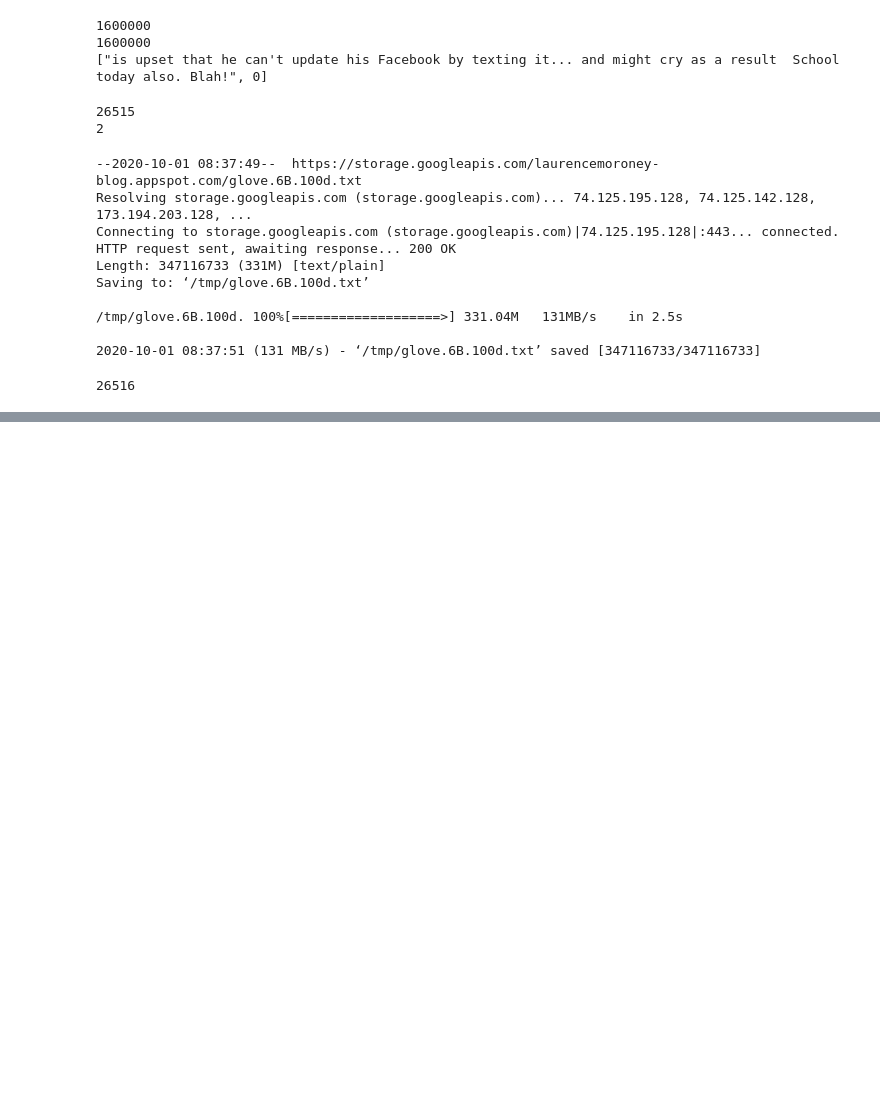
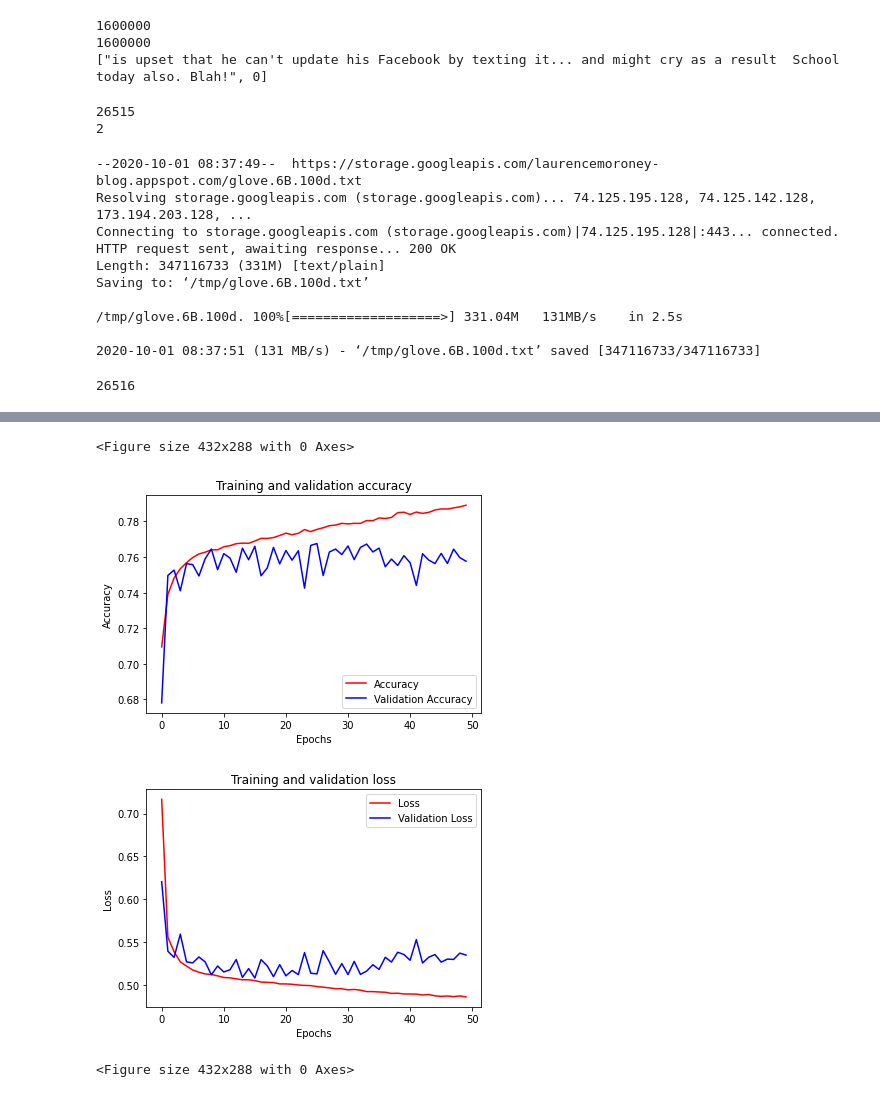
Before and after one commit to vijaynadimpalli/dlaicourse, a Jupyter notebook: TensorFlow In Practice/Course 3 - NLP/NLP Course - Week 3 Exercise Question.ipynb, the cells around one changed output, grey strips where cells are left out. Saved outputs shown, nothing was run; the diff lists cells and outputs as text; code cells hidden in the pictures; blank space fills up the shorter version.

```diff
--- a/TensorFlow In Practice/Course 3 - NLP/NLP Course - Week 3 Exercise Question.ipynb
+++ b/TensorFlow In Practice/Course 3 - NLP/NLP Course - Week 3 Exercise Question.ipynb
@@ -288,0 +287,20 @@ features = extractor(data)
+# %%
+model = tf.keras.Sequential([
+    tf.keras.layers.Embedding(vocab_size+1, embedding_dim, input_length=max_length, weights=[embeddings_matrix], trainable=False),
+    #tf.keras.layers.Conv1D(64,5,activation='relu',kernel_regularizer=regularizers.l1_l2(l1=0)),
+    tf.keras.layers.Bidirectional(tf.keras.layers.LSTM(64,return_sequences=True,kernel_regularizer=regularizers.l1_l2(l1=0,l2=0.001))),
+    tf.keras.layers.BatchNormalization(),
+    tf.keras.layers.Bidirectional(tf.keras.layers.LSTM(64,return_sequences=False,kernel_regularizer=regularizers.l1_l2(l1=0,l2=0.001))),
+    tf.keras.layers.BatchNormalization(),
+    tf.keras.layers.Dense(64,activation='relu',kernel_regularizer=regularizers.l1_l2(l1=0,l2=0.001)),
+    tf.keras.layers.BatchNormalization(),
+    tf.keras.layers.Dense(1,activation='sigmoid')
+    # YOUR CODE HERE - experiment with combining different types, such as convolutions and LSTMs
+])
+model.compile(optimizer='adam',loss='binary_crossentropy',metrics=['accuracy'])
+model.summary()
+
+num_epochs = 50
+history = model.fit(training_sequences, training_labels, epochs=num_epochs, validation_data=(test_sequences, test_labels), verbose=2)
+
+print("Training Complete")
@@ -288,0 +325,47 @@ features = extractor(data)
+# %%
+import matplotlib.image  as mpimg
+import matplotlib.pyplot as plt
+
+#-----------------------------------------------------------
+# Retrieve a list of list results on training and test data
+# sets for each training epoch
+#-----------------------------------------------------------
+acc=history.history['accuracy']
+val_acc=history.history['val_accuracy']
+loss=history.history['loss']
+val_loss=history.history['val_loss']
+
+epochs=range(len(acc)) # Get number of epochs
+
+#------------------------------------------------
+# Plot training and validation accuracy per epoch
+#------------------------------------------------
+plt.plot(epochs, acc, 'r')
+plt.plot(epochs, val_acc, 'b')
+plt.title('Training and validation accuracy')
+plt.xlabel("Epochs")
+plt.ylabel("Accuracy")
+plt.legend(["Accuracy", "Validation Accuracy"])
+
+plt.figure()
+
+#------------------------------------------------
+# Plot training and validation loss per epoch
+#------------------------------------------------
+plt.plot(epochs, loss, 'r')
+plt.plot(epochs, val_loss, 'b')
+plt.title('Training and validation loss')
+plt.xlabel("Epochs")
+plt.ylabel("Loss")
+plt.legend(["Loss", "Validation Loss"])
+
+plt.figure()
+
+
+# Expected Output
+# A chart where the validation loss does not increase sharply!
+# %% [output]
+<Figure size 432x288 with 0 Axes>
+[figure, added]
+[figure, added]
+<Figure size 432x288 with 0 Axes>
```
Also changed, not shown: parts of 4 cells of this notebook.
